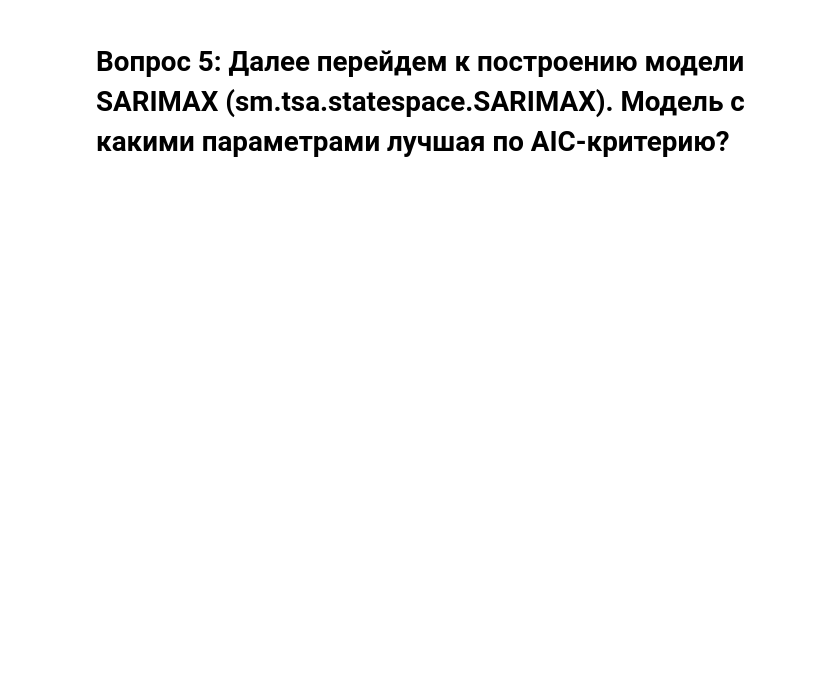
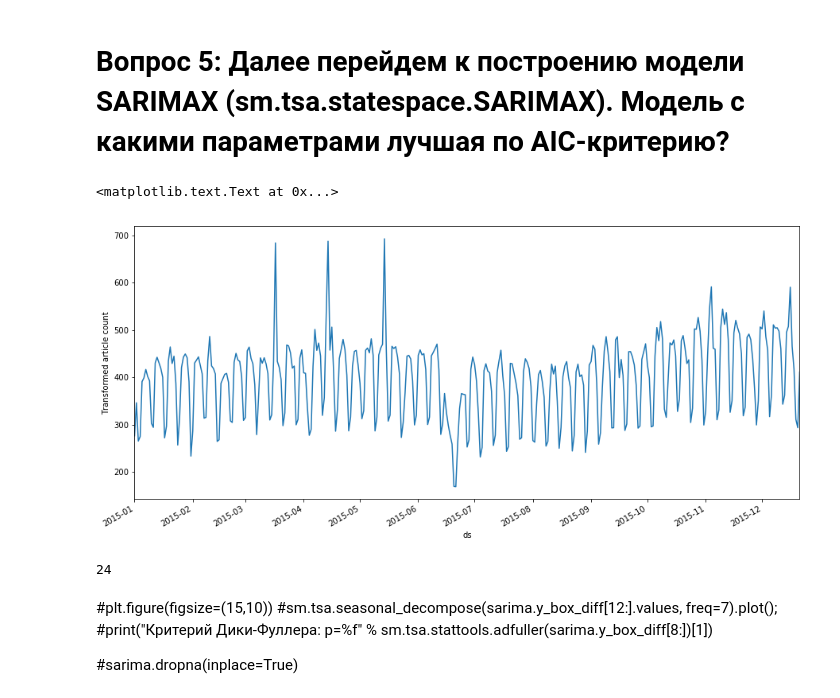
Before and after one commit to sergeybelov/open-machine-learning-cource, a Jupyter notebook: 9_week.ipynb, the cells around one changed output. Drawn from its saved outputs; the diff is of its cells as text; code cells hidden in the pictures; blank space fills up the shorter version.

```diff
--- a/9_week.ipynb
+++ b/9_week.ipynb
@@ -168,2 +170,17 @@ Critical values:  {'1%': -3.4499043309021955, '5%': -2.8701548853389252, '10%':
 # %% [markdown]
 # Вопрос 5: Далее перейдем к построению модели SARIMAX (sm.tsa.statespace.SARIMAX). Модель c какими параметрами лучшая по AIC-критерию?
+# %%
+sarima=train_df.set_index('ds')
+sarima.index = pd.to_datetime(sarima.index)
+# %%
+from scipy import stats
+
+sarima['y_box'], lmbda = stats.boxcox(sarima['y'])#stats.boxcox([1 if x == 0 else x for x in sarima['y']])
+plt.figure(figsize=(15,7))
+sarima.y_box.plot()
+plt.ylabel(u'Transformed article count')
+#print("Оптимальный параметр преобразования Бокса-Кокса: %f" % lmbda)
+#print("Критерий Дики-Фуллера: p=%f" % sm.tsa.stattools.adfuller(sarima['y'])[1])
+# %% [output]
+<matplotlib.text.Text at 0x...>
+[figure, added]
@@ -169,0 +198,16 @@ Critical values:  {'1%': -3.4499043309021955, '5%': -2.8701548853389252, '10%':
+# %%
+from itertools import product
+import statsmodels.api as sm
+from tqdm import tqdm
+
+parameters = product(Ds,ds,Qs,ss,trends)#,shift
+parameters_list = list(parameters)
+len(parameters_list)
+# %% [output]
+24
+# %% [markdown]
+#plt.figure(figsize=(15,10))
+#sm.tsa.seasonal_decompose(sarima.y_box_diff[12:].values, freq=7).plot();
+#print("Критерий Дики-Фуллера: p=%f" % sm.tsa.stattools.adfuller(sarima.y_box_diff[8:])[1])
+
+#sarima.dropna(inplace=True)
```
Also changed, not shown: parts of 7 cells of this notebook.
